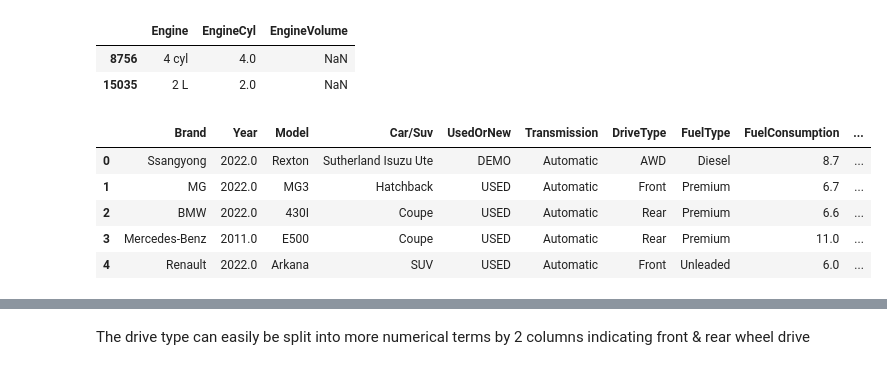
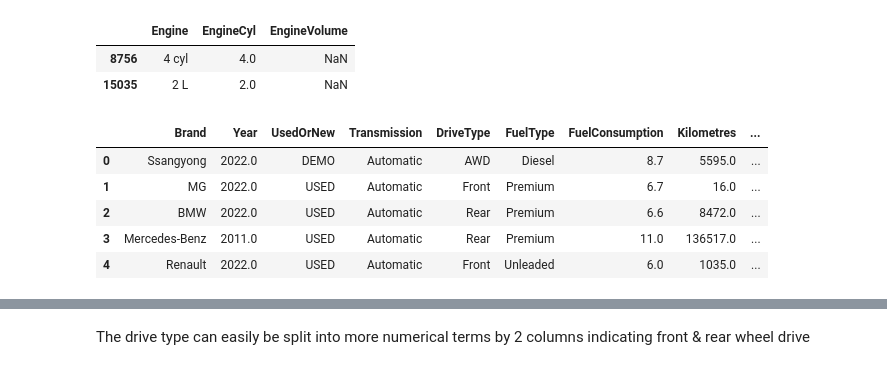
Before and after one commit to izsom/BusinessIntelligence, a Jupyter notebook: Sub3/data_check.ipynb, the cells around one changed output, grey strips where cells are left out. Drawn from its saved outputs; the diff is of its cells as text; code cells hidden in the pictures.

Commit message:
drop columns, color extraction

```diff
--- a/Sub3/data_check.ipynb
+++ b/Sub3/data_check.ipynb
@@ -176,6 +201,8 @@ df['FuelType'] = df['FuelType'].replace('-', 'Other')
 df['Kilometres'] = pd.to_numeric(df['Kilometres'], errors='coerce')
 df["Price"] = pd.to_numeric(df['Price'], errors='coerce').astype(float)
 df['Year'] = df['Year'].astype(float)
+df["ExtCol"] = df["ColourExtInt"].str.extract('^([^\/]+)')
+df["State"] = df["Location"].str.extract('[^,]+\s*,\s*([^,]+)')
 # %%
 df.head()
 # %% [output]
@@ -238,15 +265,15 @@ Unique values in the Engine column in case the EngineVolumne value is missing bu
 | 15035 | 2 L | 2.0 | NaN |
 # %%
 # clean the table
-df = df.drop(['Engine', 'Title', 'EngineCyl'], axis=1)
+df = df.drop(['Engine', 'Title', 'EngineCyl', "ColourExtInt", "Model", "Car/Suv", "Location"], axis=1)
 df.head()
 # %% [output]
-|  | Brand | Year | Model | Car/Suv | UsedOrNew | Transmission | DriveType | FuelType | FuelConsumption | ... |
-| 0 | Ssangyong | 2022.0 | Rexton | Sutherland Isuzu Ute | DEMO | Automatic | AWD | Diesel | 8.7 | ... |
-| 1 | MG | 2022.0 | MG3 | Hatchback | USED | Automatic | Front | Premium | 6.7 | ... |
-| 2 | BMW | 2022.0 | 430I | Coupe | USED | Automatic | Rear | Premium | 6.6 | ... |
-| 3 | Mercedes-Benz | 2011.0 | E500 | Coupe | USED | Automatic | Rear | Premium | 11.0 | ... |
-| 4 | Renault | 2022.0 | Arkana | SUV | USED | Automatic | Front | Unleaded | 6.0 | ... |
+|  | Brand | Year | UsedOrNew | Transmission | DriveType | FuelType | FuelConsumption | Kilometres | ... |
+| 0 | Ssangyong | 2022.0 | DEMO | Automatic | AWD | Diesel | 8.7 | 5595.0 | ... |
+| 1 | MG | 2022.0 | USED | Automatic | Front | Premium | 6.7 | 16.0 | ... |
+| 2 | BMW | 2022.0 | USED | Automatic | Rear | Premium | 6.6 | 8472.0 | ... |
+| 3 | Mercedes-Benz | 2011.0 | USED | Automatic | Rear | Premium | 11.0 | 136517.0 | ... |
+| 4 | Renault | 2022.0 | USED | Automatic | Front | Unleaded | 6.0 | 1035.0 | ... |
 # %%
 print(f"The types of fuel used in the cars: {df.FuelType.unique()}")
 df[df["FuelConsumption"].isnull()]
```
Also changed, not shown: parts of 12 cells of this notebook.
